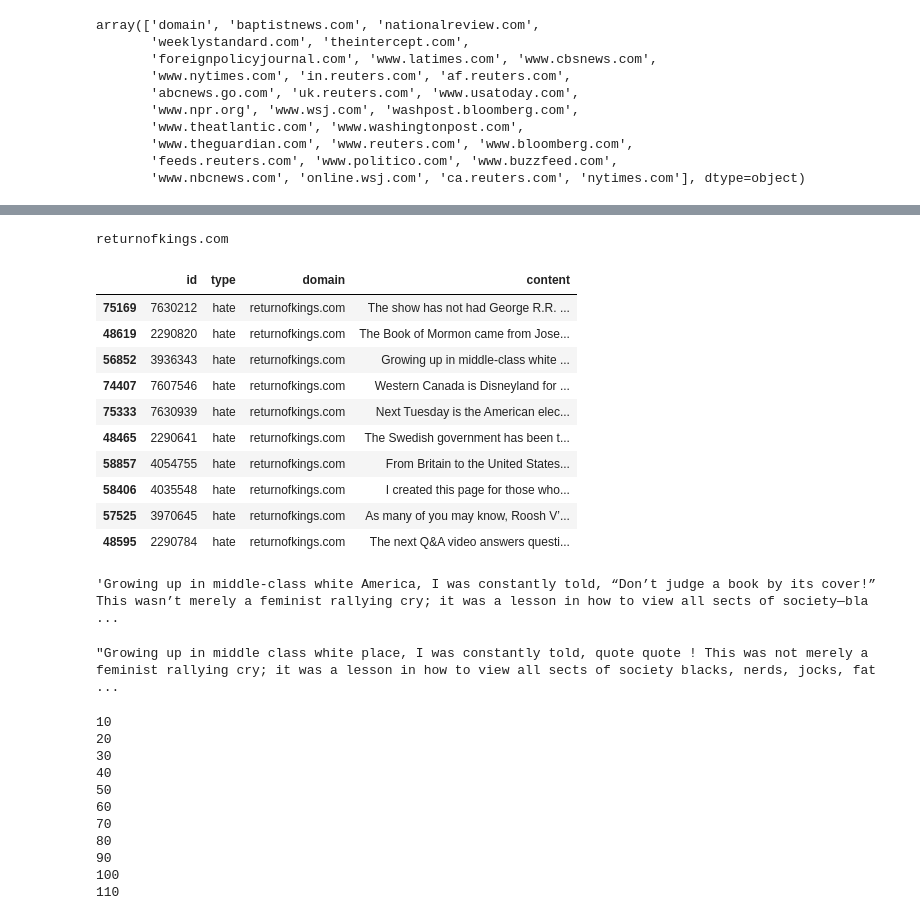
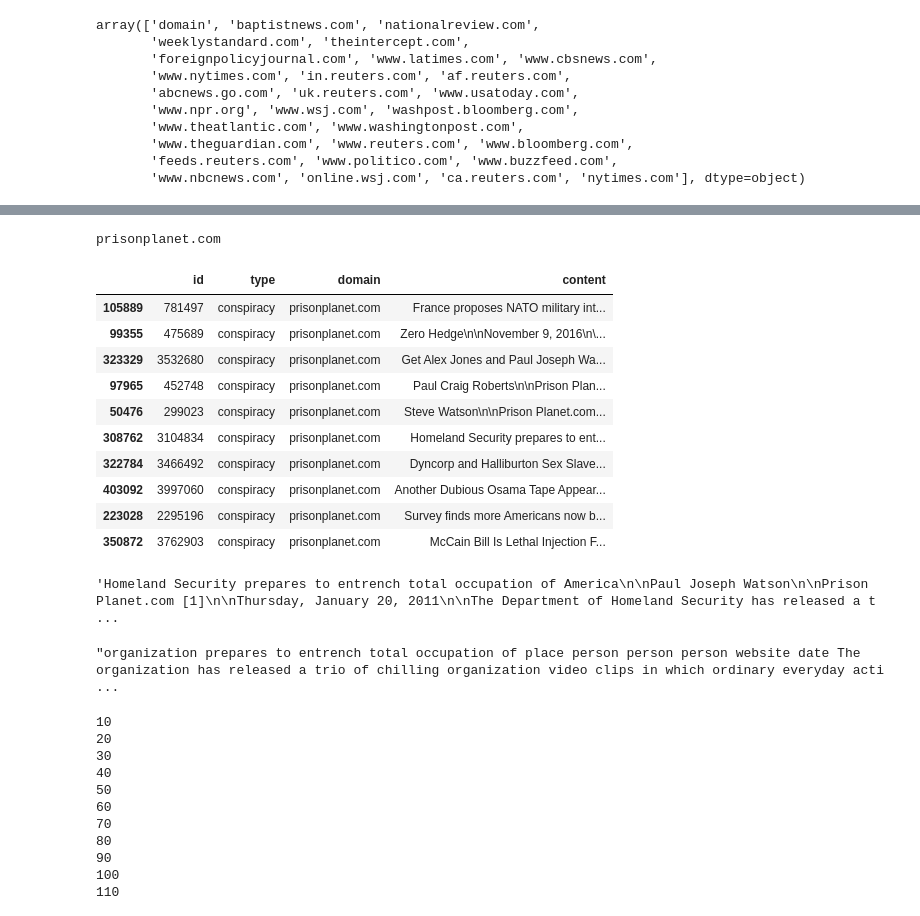
Before and after one commit to vincegiorno/fake_news, a Jupyter notebook: fake_news.ipynb, the cells around one changed output, grey strips where cells are left out. Cells and saved outputs as stored; diff of their text form; code cells hidden in the pictures.

Commit message:
Preprocess conspiracy.csv

```diff
--- a/fake_news.ipynb
+++ b/fake_news.ipynb
@@ -202,0 +201,2 @@ hate_domains = show_contents(hate)
+# %%
+conspiracy = pd.read_csv('corpus/conspiracy.csv')
@@ -203,19 +223,21 @@ hate_domains = show_contents(hate)
+# %%
+consp_domains = show_contents(conspiracy)
 # %%
-next(hate_domains)
+next(consp_domains)
 # %% [output]
-returnofkings.com
+prisonplanet.com
 |  | id | type | domain | content |
-| 75169 | 7630212 | hate | returnofkings.com | The show has not had George R.R. ... |
-| 48619 | 2290820 | hate | returnofkings.com | The Book of Mormon came from Jose... |
-| 56852 | 3936343 | hate | returnofkings.com | Growing up in middle-class white ... |
-| 74407 | 7607546 | hate | returnofkings.com | Western Canada is Disneyland for ... |
-| 75333 | 7630939 | hate | returnofkings.com | Next Tuesday is the American elec... |
-| 48465 | 2290641 | hate | returnofkings.com | The Swedish government has been t... |
-| 58857 | 4054755 | hate | returnofkings.com | From Britain to the United States... |
-| 58406 | 4035548 | hate | returnofkings.com | I created this page for those who... |
-| 57525 | 3970645 | hate | returnofkings.com | As many of you may know, Roosh V’... |
-| 48595 | 2290784 | hate | returnofkings.com | The next Q&A video answers questi... |
+| 105889 | 781497 | conspiracy | prisonplanet.com | France proposes NATO military int... |
+| 99355 | 475689 | conspiracy | prisonplanet.com | Zero Hedge\n\nNovember 9, 2016\n\... |
+| 323329 | 3532680 | conspiracy | prisonplanet.com | Get Alex Jones and Paul Joseph Wa... |
+| 97965 | 452748 | conspiracy | prisonplanet.com | Paul Craig Roberts\n\nPrison Plan... |
+| 50476 | 299023 | conspiracy | prisonplanet.com | Steve Watson\n\nPrison Planet.com... |
+| 308762 | 3104834 | conspiracy | prisonplanet.com | Homeland Security prepares to ent... |
+| 322784 | 3466492 | conspiracy | prisonplanet.com | Dyncorp and Halliburton Sex Slave... |
+| 403092 | 3997060 | conspiracy | prisonplanet.com | Another Dubious Osama Tape Appear... |
+| 223028 | 2295196 | conspiracy | prisonplanet.com | Survey finds more Americans now b... |
+| 350872 | 3762903 | conspiracy | prisonplanet.com | McCain Bill Is Lethal Injection F... |
 # %%
-hate.loc[56852, 'content']
+conspiracy.loc[308762, 'content']
 # %% [output]
-'Growing up in middle-class white America, I was constantly told, “Don’t judge a book by its cover!” This wasn’t merely a feminist rallying cry; it was a lesson in how to view all sects of society—bla ...
+'Homeland Security prepares to entrench total occupation of America\n\nPaul Joseph Watson\n\nPrison Planet.com [1]\n\nThursday, January 20, 2011\n\nThe Department of Homeland Security has released a t ...
@@ -222,7 +250,7 @@ hate.loc[56852, 'content']
 # %%
-reformat(hate.loc[56852, 'content'])
+reformat(conspiracy.loc[308762, 'content'])
 # %% [output]
-"Growing up in middle class white place, I was constantly told, quote quote ! This was not merely a feminist rallying cry; it was a lesson in how to view all sects of society blacks, nerds, jocks, fat ...
+"organization prepares to entrench total occupation of place person person person website date The organization has released a trio of chilling organization video clips in which ordinary everyday acti ...
 # %%
 def clean_file(infile, domains, outfile):
     reader = pd.read_csv(infile, chunksize=10000)
```
Also changed, not shown: parts of 17 cells of this notebook.
